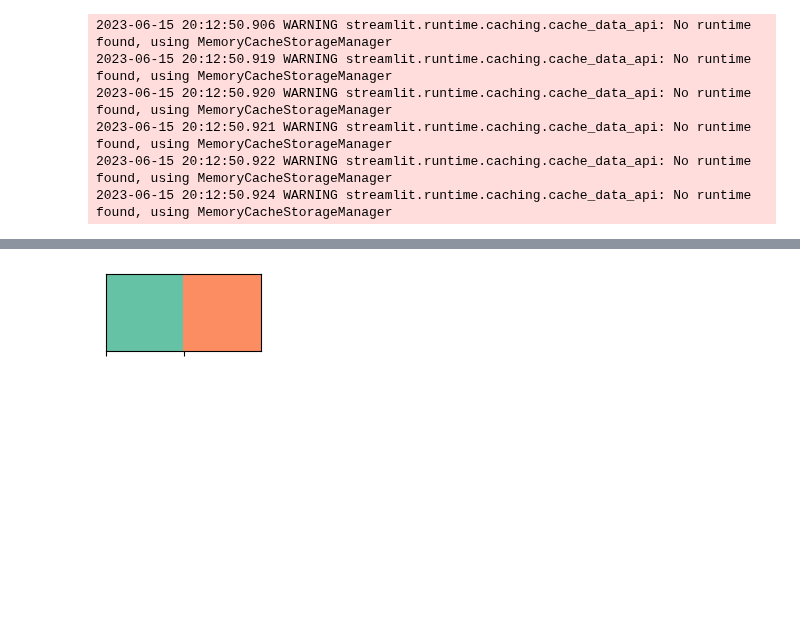
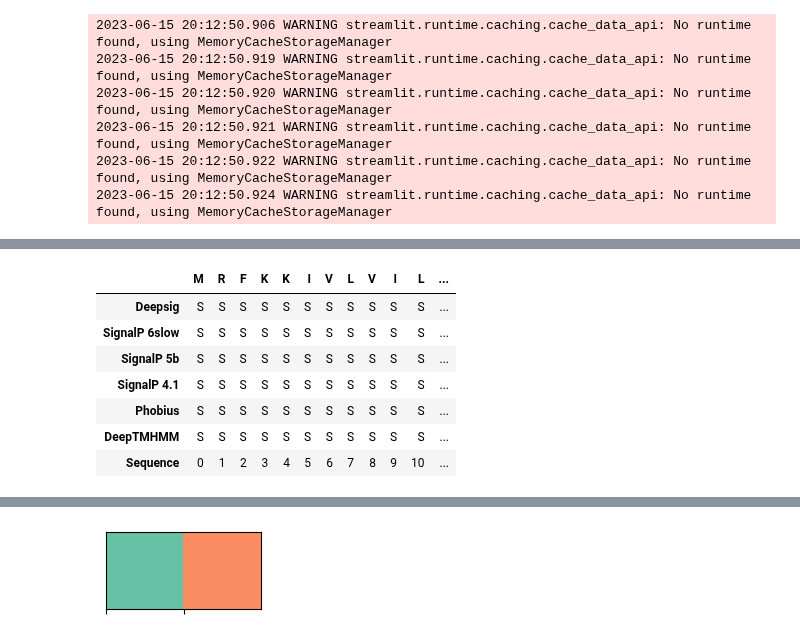
Before and after one commit to veliatx/dashboard, a Jupyter notebook: dashboard/testing.ipynb, the cells around one changed output, grey strips where cells are left out. Cells and saved outputs as stored; diff of their text form; code cells hidden in the pictures; blank space fills up the shorter version.

```diff
--- a/dashboard/testing.ipynb
+++ b/dashboard/testing.ipynb
@@ -37,0 +61,25 @@ from app import *
+# %%
+table = pd.read_parquet('../data/sequence_features_strings.parq')
+orf_features = table.T['VTX-0461122']
+orf_features = orf_features.apply(lambda x: [*x])
+seq = orf_features.pop('Sequence')
+orf_features
+
+
+feature_data = pd.DataFrame(index = seq)
+for i in orf_features.index:
+    feature_data[i] = orf_features[i]
+feature_data.T
+feature_data = feature_data.T
+feature_data.loc['Sequence'] = range(len(feature_data.columns))
+feature_data['Tool'] = feature_data.index
+feature_data
+# %% [output]
+|  | M | R | F | K | K | I | V | L | V | I | L | ... |
+| Deepsig | S | S | S | S | S | S | S | S | S | S | S | ... |
+| SignalP 6slow | S | S | S | S | S | S | S | S | S | S | S | ... |
+| SignalP 5b | S | S | S | S | S | S | S | S | S | S | S | ... |
+| SignalP 4.1 | S | S | S | S | S | S | S | S | S | S | S | ... |
+| Phobius | S | S | S | S | S | S | S | S | S | S | S | ... |
+| DeepTMHMM | S | S | S | S | S | S | S | S | S | S | S | ... |
+| Sequence | 0 | 1 | 2 | 3 | 4 | 5 | 6 | 7 | 8 | 9 | 10 | ... |
```
Also changed, not shown: parts of 11 cells of this notebook, 3 other files.
